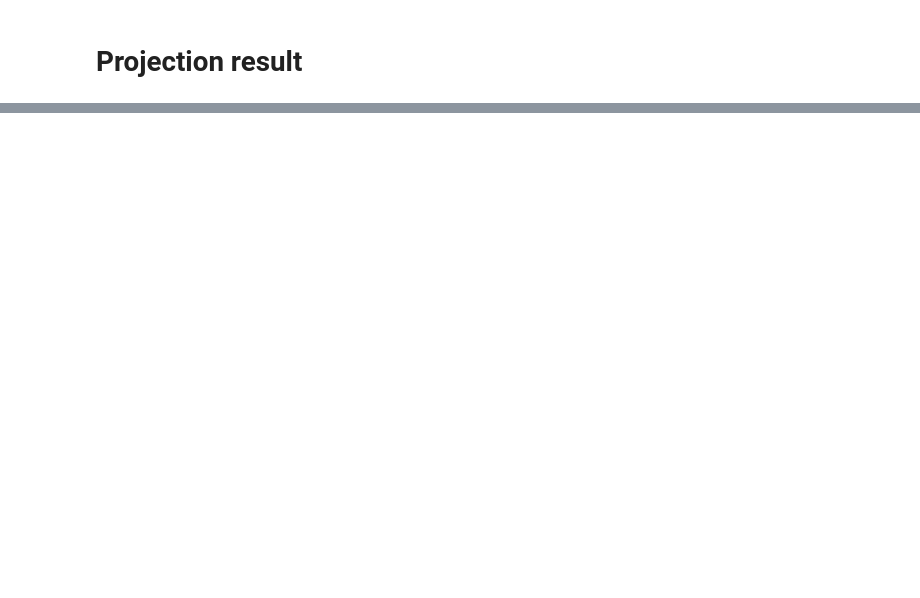
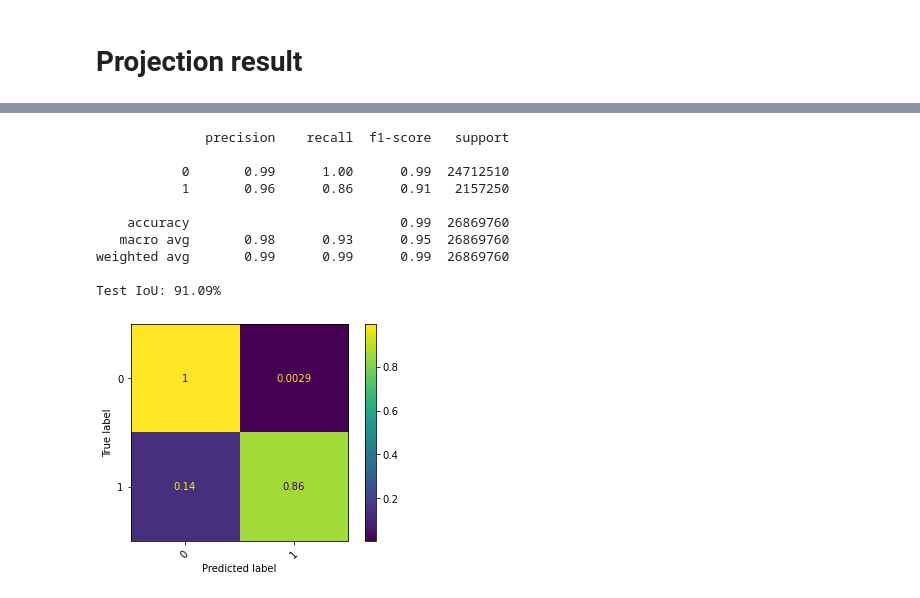
Before and after one commit to Pooriya-Kh/Lidar-WNet, a Jupyter notebook: WeatherNet.ipynb, the cells around one changed output, grey strips where cells are left out. Saved outputs shown, nothing was run; the diff lists cells and outputs as text; code cells hidden in the pictures; blank space fills up the shorter version.

```diff
--- a/WeatherNet.ipynb
+++ b/WeatherNet.ipynb
@@ -87,0 +287,15 @@ torch.Size([16, 3, 64, 1024])
+# %%
+test_iou, loss, labels, preds = evaluate(model, test_dataloader)
+print(f"Test IoU: {test_iou*100:.2f}%")
+# %% [output]
+              precision    recall  f1-score   support
+
+           0       0.99      1.00      0.99  24712510
+           1       0.96      0.86      0.91   2157250
+
+    accuracy                           0.99  26869760
+   macro avg       0.98      0.93      0.95  26869760
+weighted avg       0.99      0.99      0.99  26869760
+
+Test IoU: 91.09%
+[figure, added]
```
Also changed, not shown: parts of 25 cells of this notebook, 10 other files.
